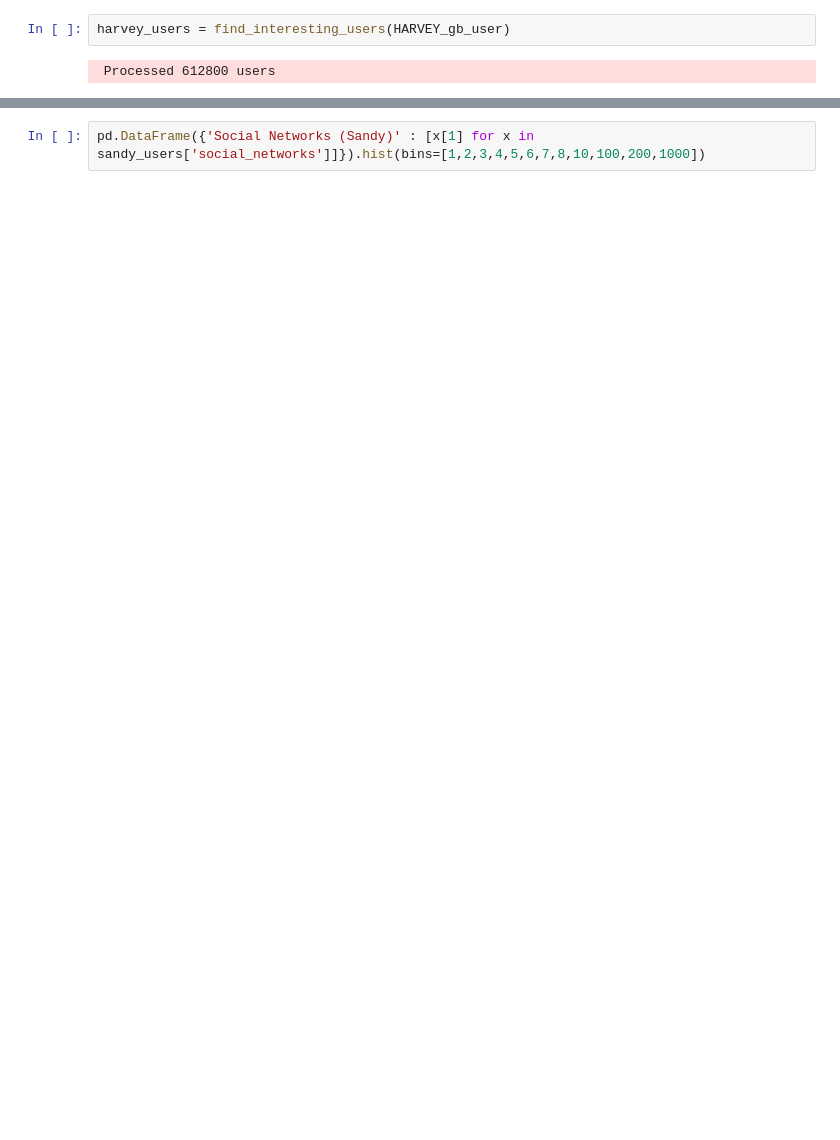
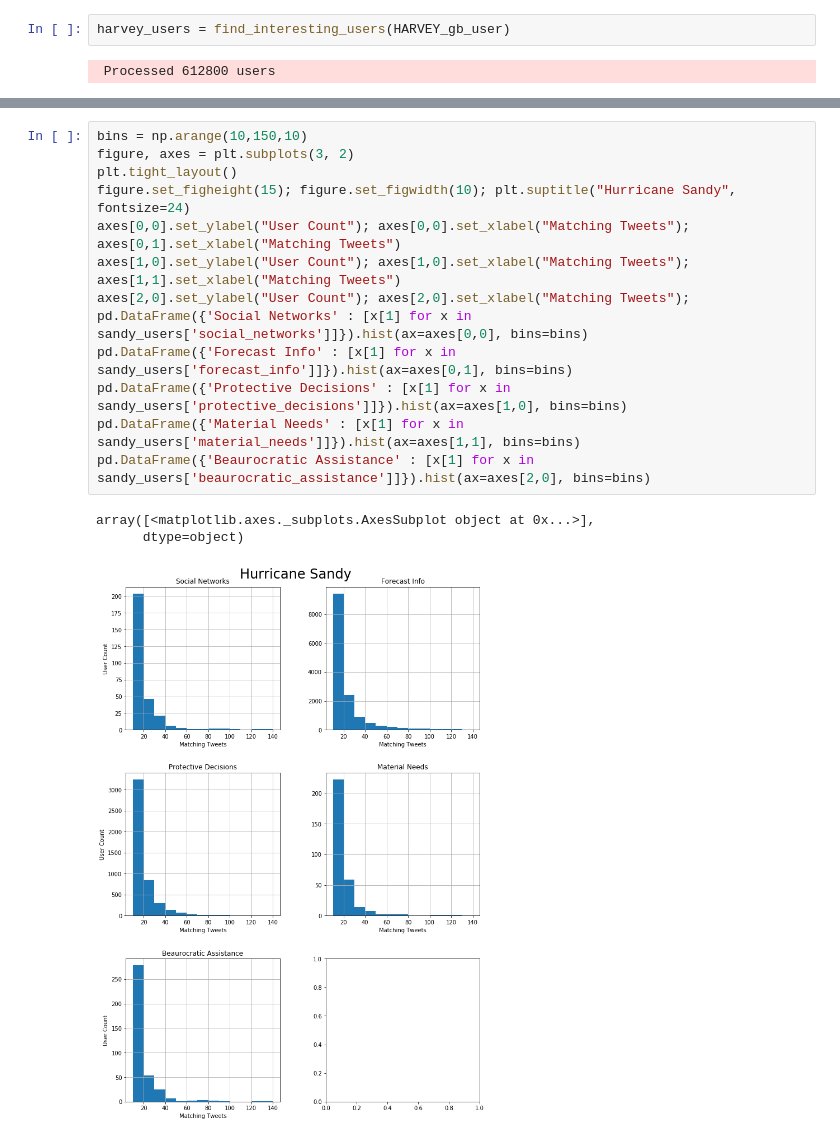
Before and after one commit to Project-EPIC/Hurricane-Terms-Analysis, a Jupyter notebook: FocusGroup-WordSearches.ipynb, the cells around one changed output, grey strips where cells are left out. Cells and saved outputs as stored; diff of their text form; blank space fills up the shorter version.

```diff
--- a/FocusGroup-WordSearches.ipynb
+++ b/FocusGroup-WordSearches.ipynb
@@ -244,2 +249,17 @@ sandy_users = find_interesting_users(SANDY_gb_user)
-# %%
-pd.DataFrame({'Social Networks (Sandy)' : [x[1] for x in sandy_users['social_networks']]}).hist(bins=[1,2,3,4,5,6,7,8,10,100,200,1000])
+# %%
+bins = np.arange(10,150,10)
+figure, axes = plt.subplots(3, 2)
+plt.tight_layout()
+figure.set_figheight(15); figure.set_figwidth(10); plt.suptitle("Hurricane Sandy", fontsize=24)
+axes[0,0].set_ylabel("User Count"); axes[0,0].set_xlabel("Matching Tweets"); axes[0,1].set_xlabel("Matching Tweets")
+axes[1,0].set_ylabel("User Count"); axes[1,0].set_xlabel("Matching Tweets"); axes[1,1].set_xlabel("Matching Tweets")
+axes[2,0].set_ylabel("User Count"); axes[2,0].set_xlabel("Matching Tweets");
+pd.DataFrame({'Social Networks' : [x[1] for x in sandy_users['social_networks']]}).hist(ax=axes[0,0], bins=bins)
+pd.DataFrame({'Forecast Info' : [x[1] for x in sandy_users['forecast_info']]}).hist(ax=axes[0,1], bins=bins)
+pd.DataFrame({'Protective Decisions' : [x[1] for x in sandy_users['protective_decisions']]}).hist(ax=axes[1,0], bins=bins)
+pd.DataFrame({'Material Needs' : [x[1] for x in sandy_users['material_needs']]}).hist(ax=axes[1,1], bins=bins)
+pd.DataFrame({'Beaurocratic Assistance' : [x[1] for x in sandy_users['beaurocratic_assistance']]}).hist(ax=axes[2,0], bins=bins)
+# %% [output]
+array([<matplotlib.axes._subplots.AxesSubplot object at 0x...>],
+      dtype=object)
+[figure, added]
```
Also changed, not shown: parts of 9 cells of this notebook.
